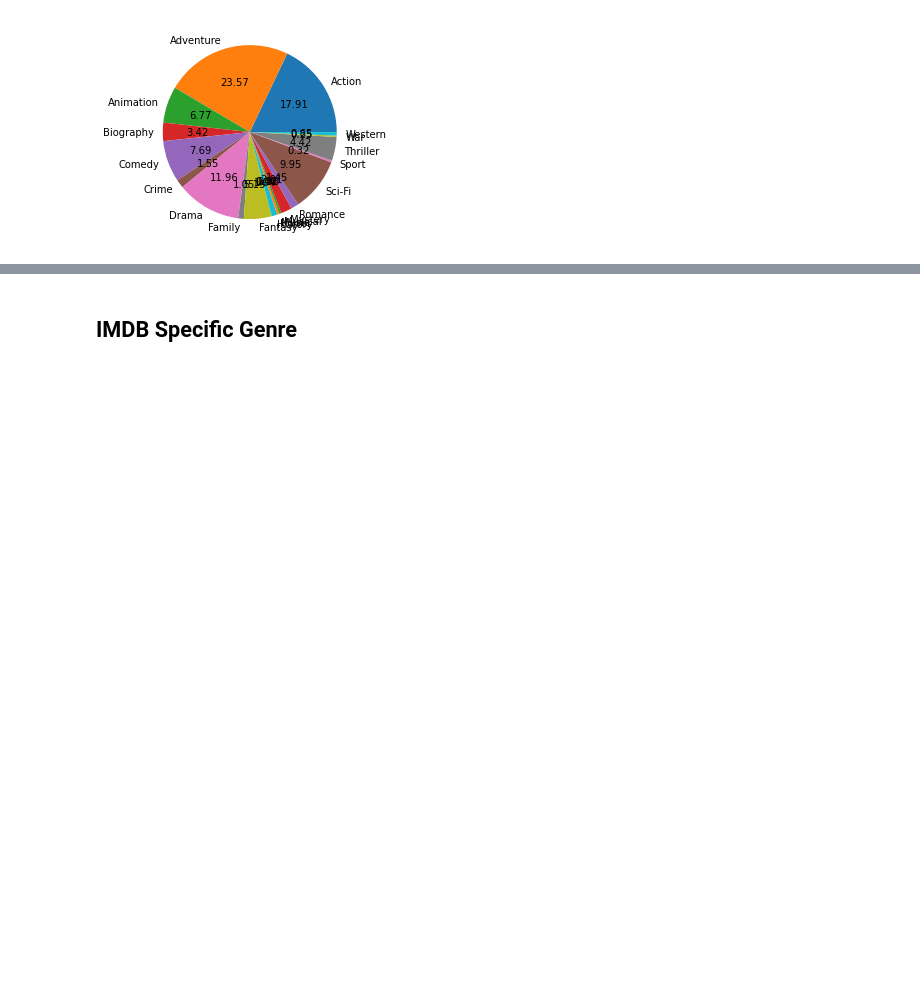
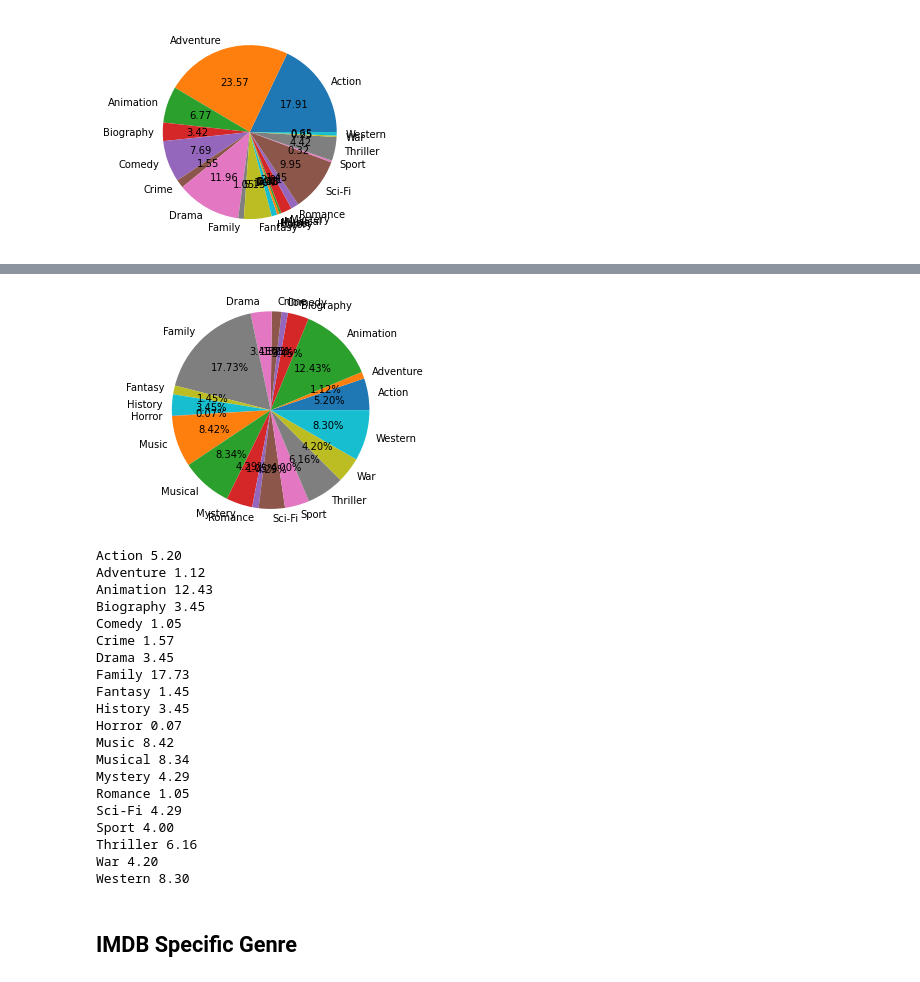
Before and after one commit to sumitkjm/python-learning, a Jupyter notebook: coding ninjas/doubts/Lecture 14-16 - Structured Query Language(SQL) - Basics, IMDB.ipynb, the cells around one changed output, grey strips where cells are left out. Saved outputs shown, nothing was run; the diff lists cells and outputs as text; code cells hidden in the pictures; blank space fills up the shorter version.

```diff
--- a/coding ninjas/doubts/Lecture 14-16 - Structured Query Language(SQL) - Basics, IMDB.ipynb
+++ b/coding ninjas/doubts/Lecture 14-16 - Structured Query Language(SQL) - Basics, IMDB.ipynb
@@ -519,3 +586,48 @@ Western 0.65
+# %%
+import pandas as pd
+import sqlite3
+import matplotlib.pyplot as plt
+
+db=sqlite3.connect('IMDB.sqlite')
+data=pd.read_sql_query('select (Domestic + Worldwide), genre from earning join genre on earning.Movie_id = genre.Movie_id group by genre',db)
+data = data[data['genre']!='']
+
+# data = data[data.genre!='']
+
+count = data["(Domestic + Worldwide)"].sum()
+
+name_genre=data.genre.values
+earning=data["(Domestic + Worldwide)"].values
+
+plt.pie(earning,labels=name_genre,autopct='%.2f%%')
+plt.axis('equal')
+plt.show()
+for ele in range(len(name_genre)):
+    per=earning[ele]/count
+    per=per*100
+    print(name_genre[ele],"{:.2f}".format(float(per)))
+# %% [output]
+[figure, added]
+Action 5.20
+Adventure 1.12
+Animation 12.43
+Biography 3.45
+Comedy 1.05
+Crime 1.57
+Drama 3.45
+Family 17.73
+Fantasy 1.45
+History 3.45
+Horror 0.07
+Music 8.42
+Musical 8.34
+Mystery 4.29
+Romance 1.05
+Sci-Fi 4.29
+Sport 4.00
+Thriller 6.16
+War 4.20
+Western 8.30
 # %% [markdown]
 ## IMDB Specific Genre
 # %%
```
Also changed, not shown: parts of 3 cells of this notebook, 28 other files.
